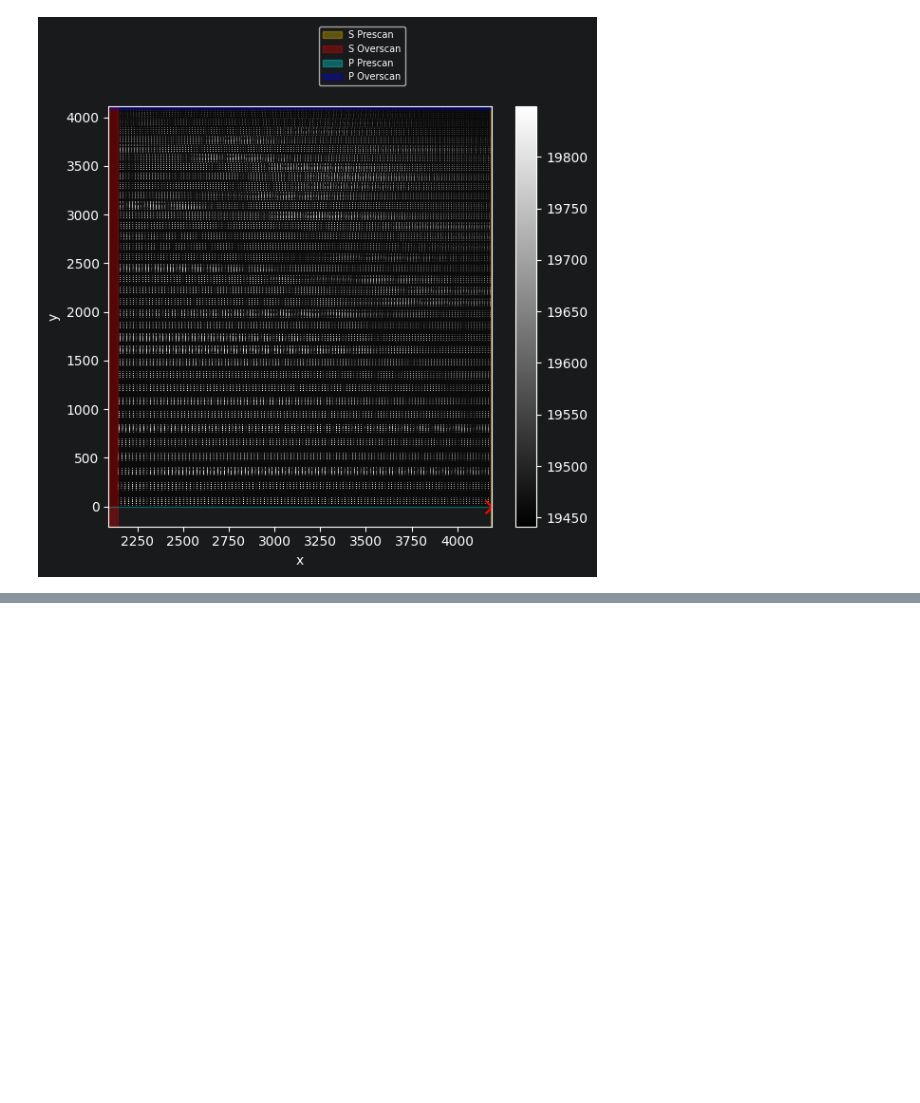
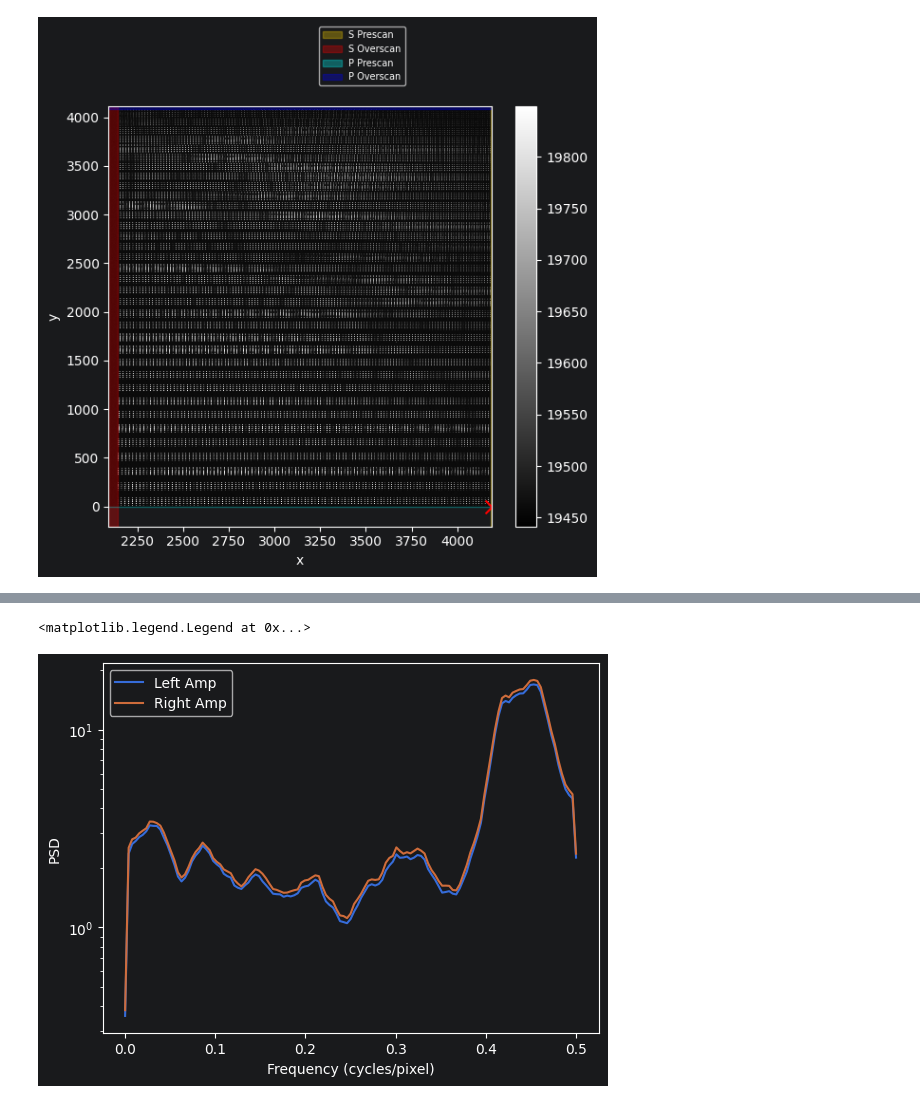
Before and after one commit to CaltechOpticalObservatories/eregion, a Jupyter notebook: playground/KPF_play.ipynb, the cells around one changed output, grey strips where cells are left out. Saved outputs shown, nothing was run; the diff lists cells and outputs as text; code cells hidden in the pictures; blank space fills up the shorter version.

```diff
--- a/playground/KPF_play.ipynb
+++ b/playground/KPF_play.ipynb
@@ -39,0 +105,15 @@ cahk.show(cmap='gray', with_mask=False)
+# %%
+from scipy.signal import welch
+
+fl, psdl = welch(np.ravel(limage.values), nperseg=256, window='hamming', return_onesided=True)
+fr, psdr = welch(np.ravel(rimage.values), nperseg=256, window='hamming', return_onesided=True)
+
+plt.plot(fl, psdl, label='Left Amp')
+plt.plot(fr, psdr, label='Right Amp')
+plt.yscale('log')
+plt.ylabel('PSD')
+plt.xlabel('Frequency (cycles/pixel)')
+plt.legend()
+# %% [output]
+<matplotlib.legend.Legend at 0x...>
+[figure, added]
```
Also changed, not shown: parts of 15 cells of this notebook, 1 other file.
